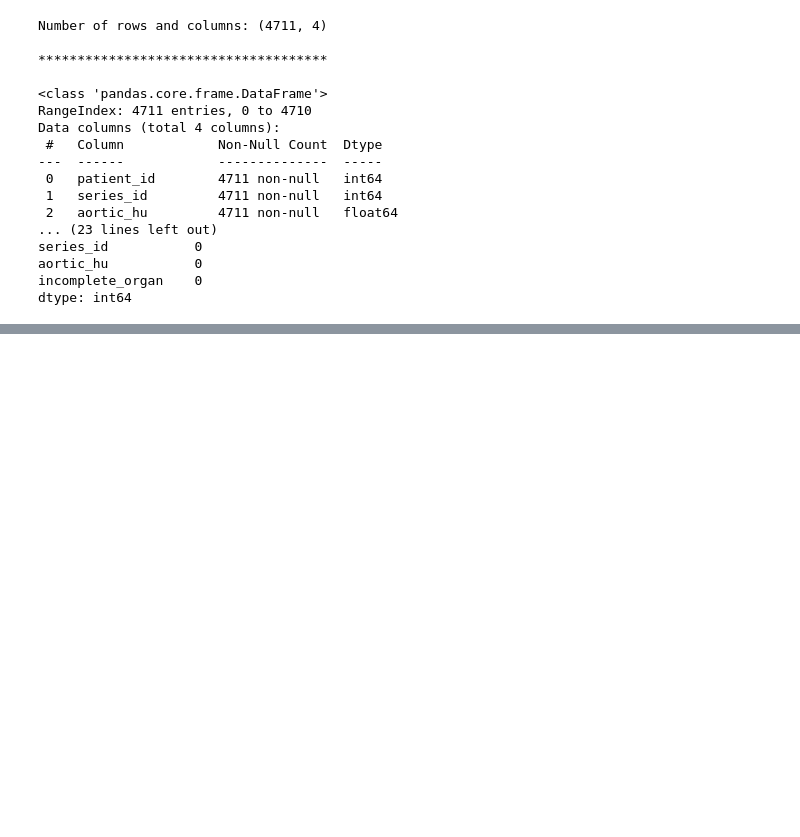
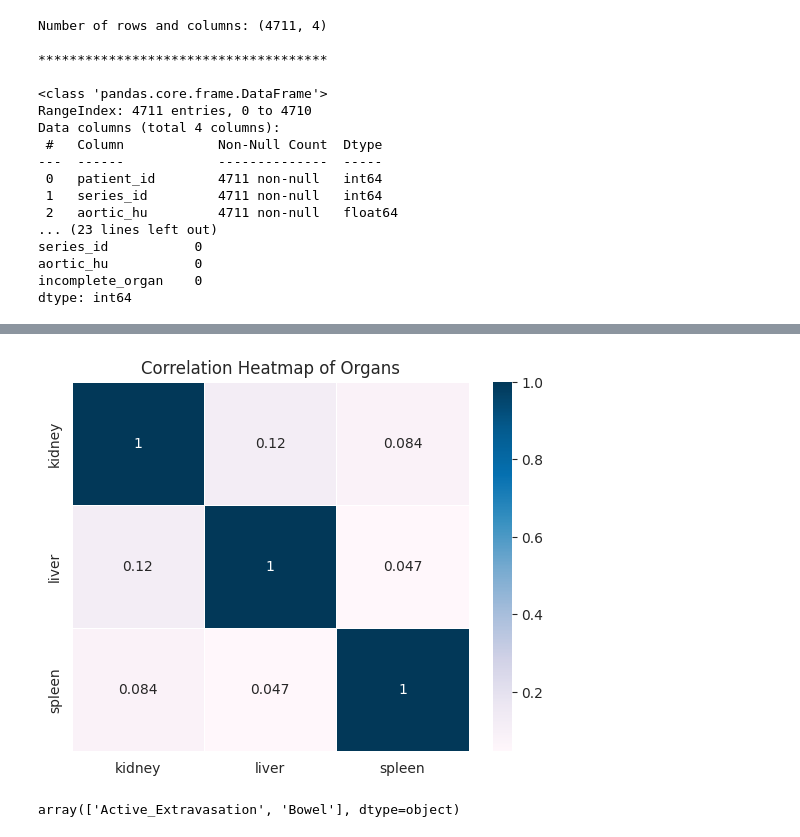
Before and after one commit to Makoto-Noda/RSNA2023, a Jupyter notebook: RSNA2023_EDA.ipynb, the cells around one changed output, grey strips where cells are left out. Saved outputs shown, nothing was run; the diff lists cells and outputs as text; code cells hidden in the pictures; blank space fills up the shorter version.

```diff
--- a/RSNA2023_EDA.ipynb
+++ b/RSNA2023_EDA.ipynb
@@ -124,3 +124,11 @@ series_id           0
 aortic_hu           0
 incomplete_organ    0
 dtype: int64
+# %%
+train['bowel'] = (train.iloc[:, 1:3] == 1).idxmax(1)
+train['extravasation'] = (train.iloc[:, 3:5] == 1).idxmax(1)
+train['kidney'] = (train.iloc[:, 5:8] == 1).idxmax(1)
+train['liver'] = (train.iloc[:, 8:11] == 1).idxmax(1)
+train['spleen'] = (train.iloc[:, 11:14] == 1).idxmax(1)
+
+train.head()
@@ -126,0 +142,4 @@ dtype: int64
+# %%
+train = train.drop(columns =['bowel_healthy','bowel_injury','extravasation_healthy','extravasation_injury','kidney_healthy','kidney_low','kidney_high','liver_healthy','liver_low','liver_high',
+                             'spleen_healthy','spleen_low','spleen_high'])
+train.head()
@@ -126,0 +153,8 @@ dtype: int64
+# %%
+train['bowel'] = train['bowel'].replace(['bowel_injury','bowel_healthy'], [0, 1])
+train['extravasation'] = train['extravasation'].replace(['extravasation_injury', 'extravasation_healthy'], [0, 1])
+train['kidney'] = train['kidney'].replace(['kidney_low','kidney_high','kidney_healthy'], [0, 1, 2])
+train['liver'] = train['liver'].replace(['liver_low','liver_high','liver_healthy'], [0, 1, 2])
+train['spleen'] = train['spleen'].replace(['spleen_low','spleen_high','spleen_healthy'], [0, 1, 2])
+
+train.head()
@@ -126,0 +332,14 @@ dtype: int64
+# %%
+health_columns = ["kidney", "liver", "spleen"]
+
+correlation_matrix = train[health_columns].corr()
+
+sns.heatmap(correlation_matrix, annot=True, cmap="PuBu", linewidths=.5)
+plt.title("Correlation Heatmap of Organs")
+plt.show()
+# %% [output]
+[figure, added]
+# %%
+image_labels['injury_name'].unique()
+# %% [output]
+array(['Active_Extravasation', 'Bowel'], dtype=object)
```
Also changed, not shown: parts of 30 cells of this notebook.
